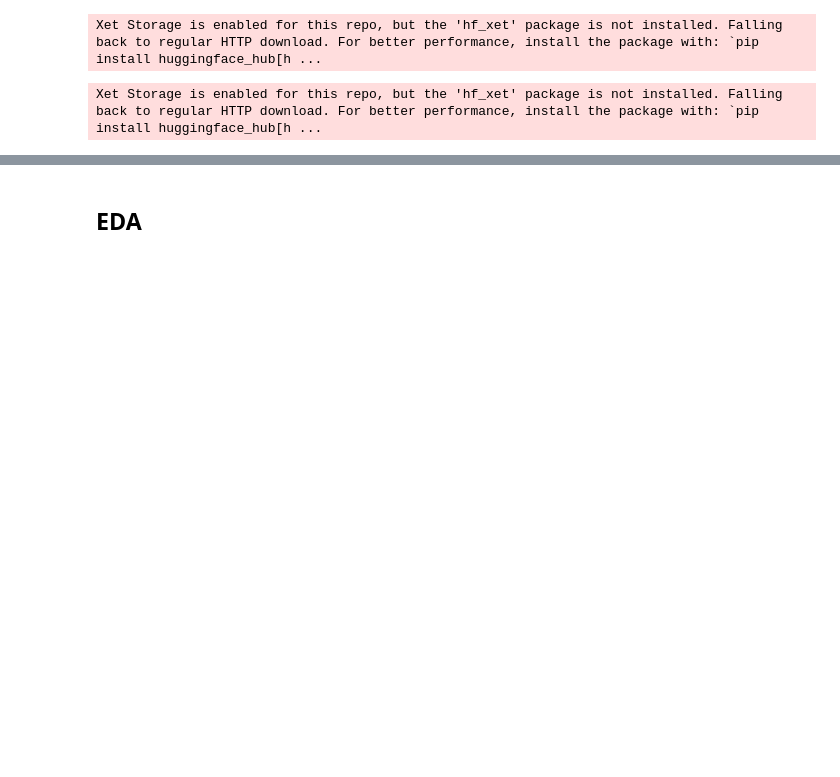
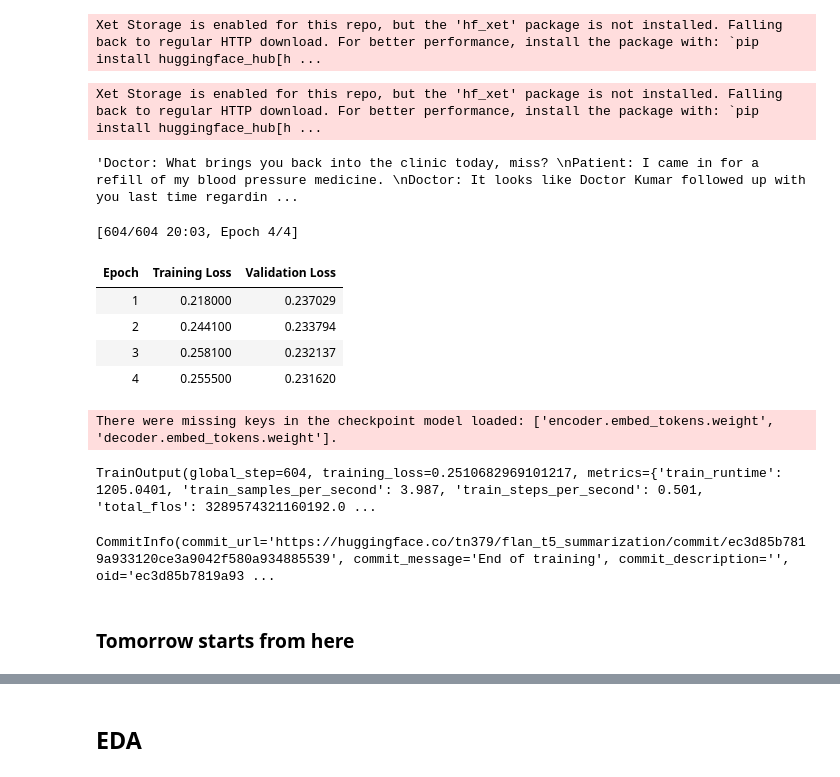
Before and after one commit to TienNguyen93/clinical-generation, a Jupyter notebook: nlp-project.ipynb, the cells around one changed output, grey strips where cells are left out. Cells and saved outputs as stored; diff of their text form; code cells hidden in the pictures; blank space fills up the shorter version.

```diff
--- a/nlp-project.ipynb
+++ b/nlp-project.ipynb
@@ -92,3 +106,10 @@ t5_tokenizer = AutoTokenizer.from_pretrained(t5_name, use_fast=True)
 # %% [output]
 Xet Storage is enabled for this repo, but the 'hf_xet' package is not installed. Falling back to regular HTTP download. For better performance, install the package with: `pip install huggingface_hub[h ...
 Xet Storage is enabled for this repo, but the 'hf_xet' package is not installed. Falling back to regular HTTP download. For better performance, install the package with: `pip install huggingface_hub[h ...
+# %%
+MAX_LENGTH = 512
+# %%
+sample = ds['train']['prompt'][0]
+sample
+# %% [output]
+'Doctor: What brings you back into the clinic today, miss? \nPatient: I came in for a refill of my blood pressure medicine. \nDoctor: It looks like Doctor Kumar followed up with you last time regardin ...
@@ -94,0 +142,49 @@ Xet Storage is enabled for this repo, but the 'hf_xet' package is not installed.
+# %%
+# preprocess dataset
+t5_tokenized_ds = ds.map(preprocess_function, batched=True)
+# t5_tokenized_ds = t5_tokenized_ds.remove_columns(['prompt', 'completion'])
+# %%
+# define training arguments
+training_args = TrainingArguments(
+    output_dir="./flan_t5_summarization",
+    per_device_train_batch_size=8,
+    auto_find_batch_size=True,
+    learning_rate=3e-5,
+    weight_decay=0.1,
+    num_train_epochs=4,
+    logging_steps=10,
+    save_strategy="epoch",
+    eval_strategy="epoch",
+    load_best_model_at_end=True,
+    # metric_for_best_model="rouge1",
+    report_to="none", # or "wandb" for experiment tracking
+    push_to_hub=True,
+)
+# %%
+# create a Trainer
+trainer = Trainer(
+    model=t5_model,
+    tokenizer=t5_tokenizer,
+    args=training_args,
+    train_dataset=t5_tokenized_ds["train"],
+    eval_dataset=t5_tokenized_ds["test"],
+)
+# %%
+# train the model
+trainer.train()
+# %% [output]
+[604/604 20:03, Epoch 4/4]
+| Epoch | Training Loss | Validation Loss |
+| 1 | 0.218000 | 0.237029 |
+| 2 | 0.244100 | 0.233794 |
+| 3 | 0.258100 | 0.232137 |
+| 4 | 0.255500 | 0.231620 |
+There were missing keys in the checkpoint model loaded: ['encoder.embed_tokens.weight', 'decoder.embed_tokens.weight'].
+TrainOutput(global_step=604, training_loss=0.2510682969101217, metrics={'train_runtime': 1205.0401, 'train_samples_per_second': 3.987, 'train_steps_per_second': 0.501, 'total_flos': 3289574321160192.0 ...
+# %%
+# push best T5 model and tokenizer to HF
+trainer.push_to_hub()
+# %% [output]
+CommitInfo(commit_url='https://huggingface.co/tn379/flan_t5_summarization/commit/ec3d85b7819a933120ce3a9042f580a934885539', commit_message='End of training', commit_description='', oid='ec3d85b7819a93 ...
+# %% [markdown]
+### Tomorrow starts from here
```
Also changed, not shown: parts of 49 cells of this notebook.
